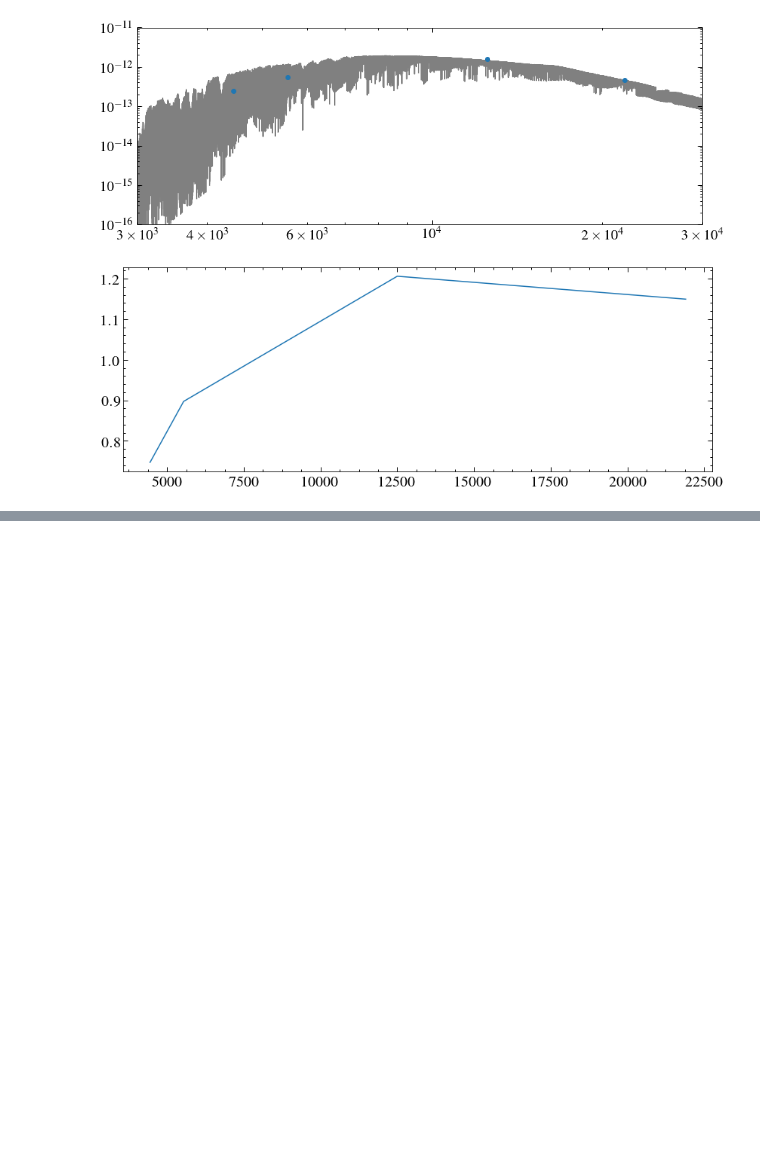
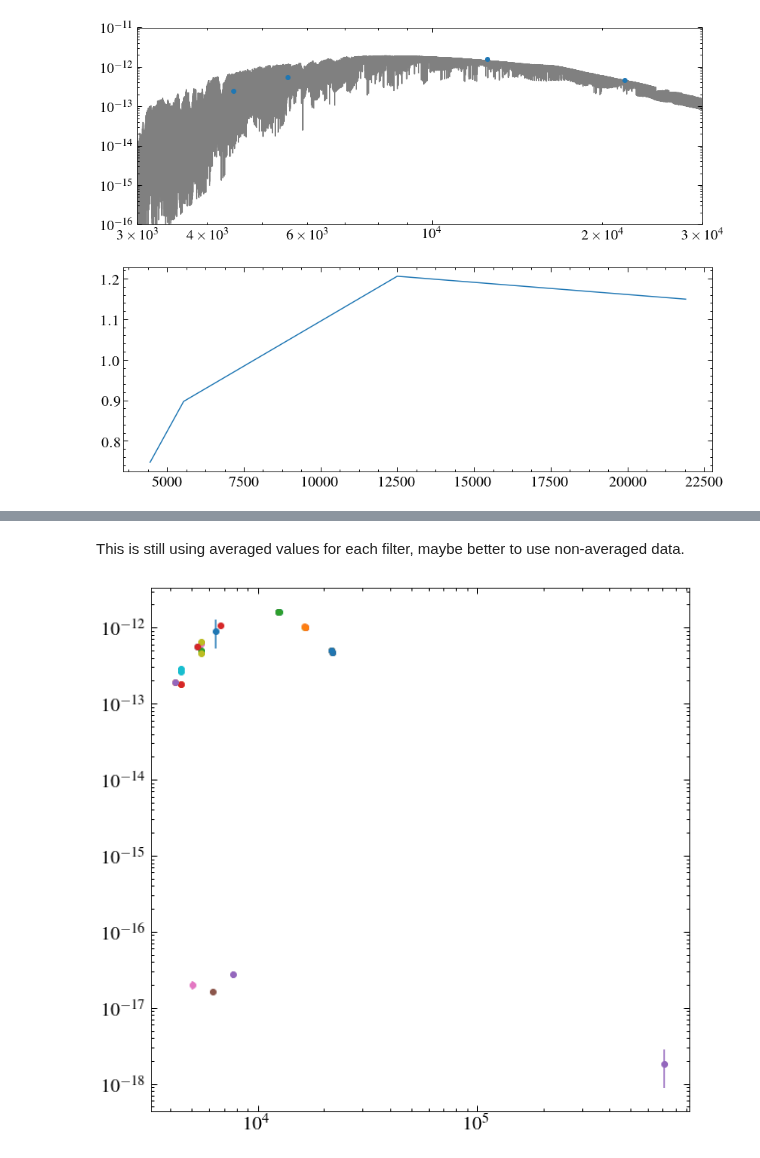
Before and after one commit to davidjwilson/SEDs, a Jupyter notebook: gj_674/photometry/photometry_fitting.ipynb, the cells around one changed output, grey strips where cells are left out. Drawn from its saved outputs; the diff is of its cells as text; code cells hidden in the pictures; blank space fills up the shorter version.

```diff
--- a/gj_674/photometry/photometry_fitting.ipynb
+++ b/gj_674/photometry/photometry_fitting.ipynb
@@ -285,0 +431,41 @@ plt.show()
+# %% [markdown]
+This is still using averaged values for each filter, maybe better to use non-averaged data.
+# %%
+mask = ~data['sed_eflux'].mask
+masked_data = data[mask].data
+#filters = masked_data['sed_filter'].data
+w = []
+f = []
+e = []
+filters = []
+for i in range(len(masked_data['sed_freq'])):
+    w.append(10.*c/masked_data['sed_freq'][i])
+    f.append(2.99792458E-05*masked_data['sed_flux'][i]/(w[i]**2))
+    e.append((masked_data['sed_eflux'][i]*f[i])/masked_data['sed_flux'][i])
+    filters.append(masked_data['sed_filter'][i])
+#print(w,f,e)
+
+plt.figure('sed', figsize=(10,10))
+for i in range(len(w)):
+    if e[i] !=0.0:
+        plt.errorbar(w[i], f[i], yerr=e[i], marker='o', ls='none')
+    else:
+        plt.errorbar(w[i], f[i], yerr=f[i]*0.1, marker='o', ls='none', uplims=True)
+plt.yscale('log')
+plt.xscale('log')
+
+#for filter in filters:
+ #   w1 = 10.*c/np.mean(masked_data['sed_freq'][masked_data['sed_filter']==filter])
+ #   fj1 = masked_data['sed_flux'][masked_data['sed_filter']==filter]
+ #   e1 = masked_data['sed_eflux'][masked_data['sed_filter']==filter]
+ #   if len(fj1) >1:
+ #       fj_av = np.average(fj1, weights = (1/(e1**2)))
+  ##      e1_av = abs(np.average((fj1-fj_av), weights = (1/(e1**2))))**0.5
+   # else:
+   #     fj_av, e1_av = fj1[0], e1[0]
+   # f1 = 2.99792458E-05*fj_av/(w1**2)
+   # w.append(w1)
+   # f.append(f1)
+   # e.append((e1_av*f1)/fj_av)
+# %% [output]
+[figure, added]
```
Also changed, not shown: parts of 8 cells of this notebook.
